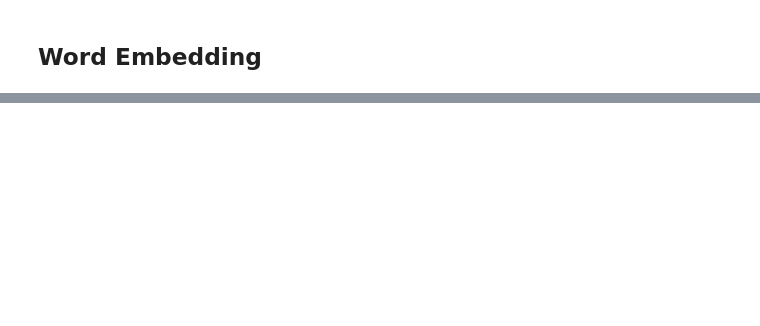
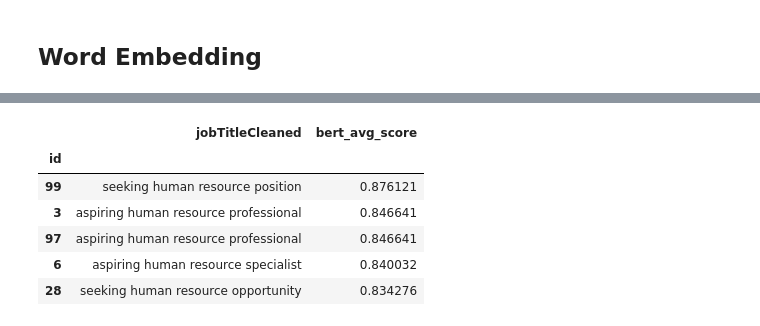
Before and after one commit to IanTsung/x095NCXXdxGP8EMQ, a Jupyter notebook: potential_talents.ipynb, the cells around one changed output, grey strips where cells are left out. Cells and saved outputs as stored; diff of their text form; code cells hidden in the pictures; blank space fills up the shorter version.

```diff
--- a/potential_talents.ipynb
+++ b/potential_talents.ipynb
@@ -175,0 +221,38 @@ df_cleaned[['jobTitleCleaned', 'cosSimScore']].sort_values(by=['cosSimScore'], a
+# %%
+from transformers import BertTokenizer, BertModel
+import torch
+
+tokenizer = BertTokenizer.from_pretrained('bert-base-uncased')
+model = BertModel.from_pretrained('bert-base-uncased')
+# %%
+def get_bert_embedding(sentence):
+    # Tokenize and encode sentence
+    inputs = tokenizer(sentence, return_tensors="pt", padding=True, truncation=True, max_length=512)
+    outputs = model(**inputs)
+
+    # Use the mean of the token embeddings as the sentence embedding
+    embeddings = outputs.last_hidden_state
+    sentence_embedding = torch.mean(embeddings, dim=1).squeeze().detach().numpy()
+    return sentence_embedding
+# %%
+df_cleaned['bert_embedding'] = df_cleaned['jobTitleCleaned'].apply(get_bert_embedding)
+# %%
+key_bert_embeddings = [get_bert_embedding(phrase) for phrase in keyPhrases]
+
+def bert_cosine_sim(v1, v2):
+    return 1 - cosine(v1, v2)
+
+for i, key_emb in enumerate(key_bert_embeddings):
+    df_cleaned[f'bert_score_{i}'] = df_cleaned['bert_embedding'].apply(lambda x: bert_cosine_sim(x, key_emb))
+
+df_cleaned['bert_avg_score'] = df_cleaned[[f'bert_score_{i}' for i in range(len(key_bert_embeddings))]].mean(axis=1)
+# %%
+df_cleaned[['jobTitleCleaned', 'bert_avg_score']].sort_values(by=['bert_avg_score'], ascending=False).head()
+# %% [output]
+|  | jobTitleCleaned | bert_avg_score |
+| id |  |  |
+| 99 | seeking human resource position | 0.876121 |
+| 3 | aspiring human resource professional | 0.846641 |
+| 97 | aspiring human resource professional | 0.846641 |
+| 6 | aspiring human resource specialist | 0.840032 |
+| 28 | seeking human resource opportunity | 0.834276 |
```
Also changed, not shown: parts of 7 cells of this notebook.
